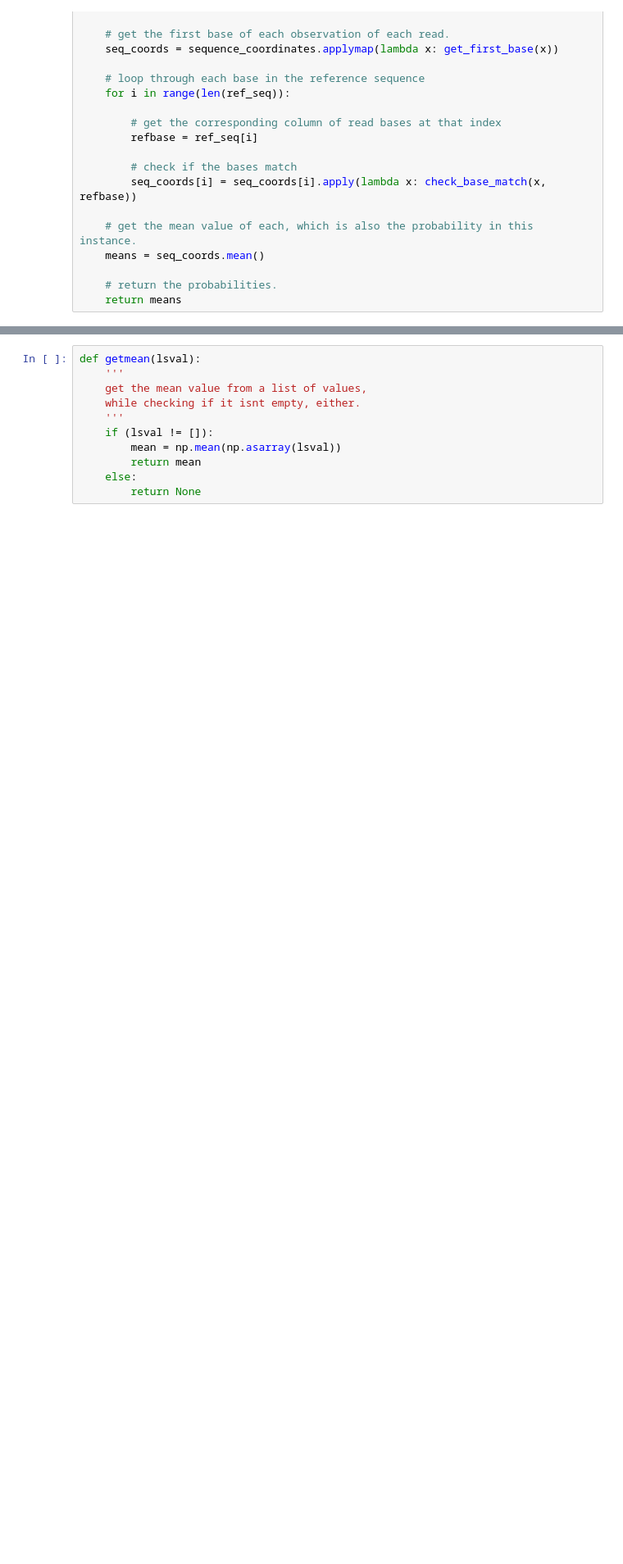
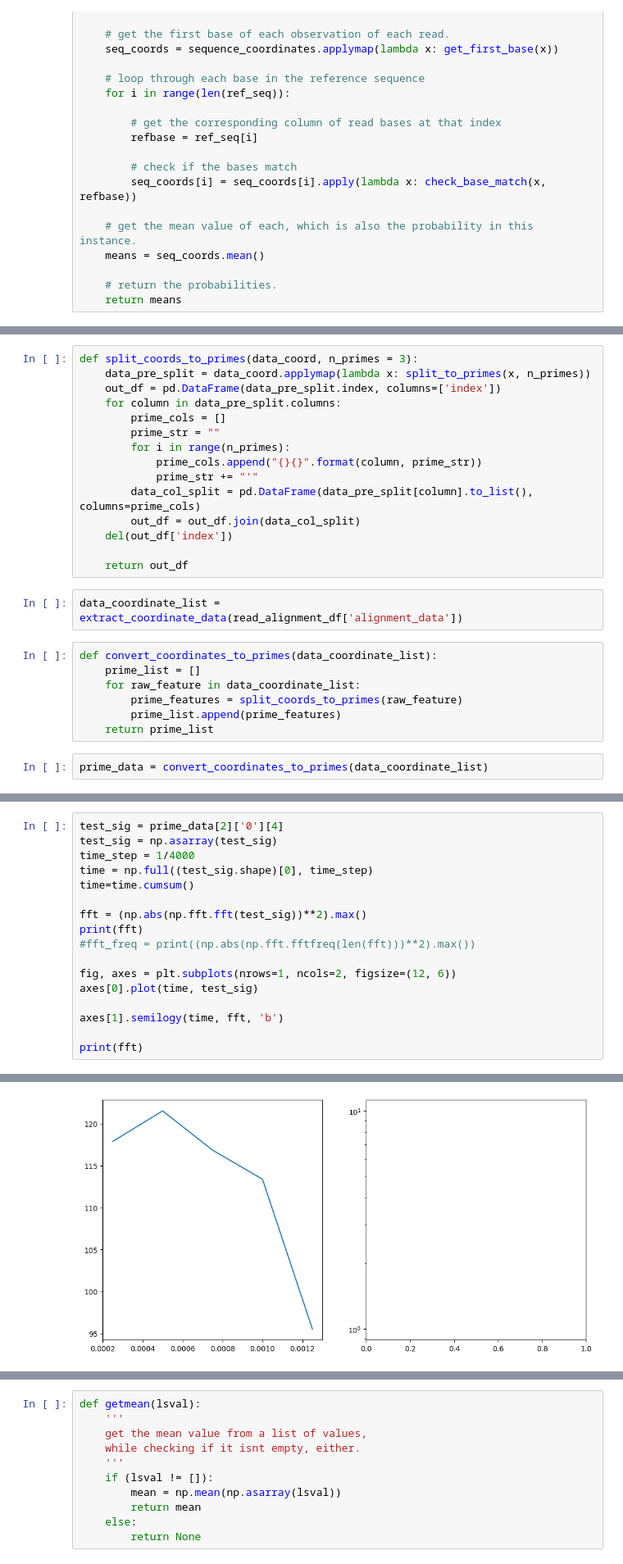
Before and after one commit to Marchand-Lab-Capstone/XenoFind, a Jupyter notebook: lib/xf_prelims/notebooks/raw_signal_mapping.ipynb, the cells around one changed output, grey strips where cells are left out. Shown at 82% size. Drawn from its saved outputs; the diff is of its cells as text; blank space fills up the shorter version.

Commit message:
Signal extraction prototype method working
as above.

```diff
--- a/lib/xf_prelims/notebooks/raw_signal_mapping.ipynb
+++ b/lib/xf_prelims/notebooks/raw_signal_mapping.ipynb
@@ -724,0 +742,26 @@ def mismatch_prob(sequence_coordinates, ref_seq):
+# %%
+def split_coords_to_primes(data_coord, n_primes = 3):
+    data_pre_split = data_coord.applymap(lambda x: split_to_primes(x, n_primes))
+    out_df = pd.DataFrame(data_pre_split.index, columns=['index'])
+    for column in data_pre_split.columns:
+        prime_cols = []
+        prime_str = ""
+        for i in range(n_primes):
+            prime_cols.append("{}{}".format(column, prime_str))
+            prime_str += "'"
+        data_col_split = pd.DataFrame(data_pre_split[column].to_list(), columns=prime_cols)
+        out_df = out_df.join(data_col_split)
+    del(out_df['index'])
+
+    return out_df
+# %%
+data_coordinate_list = extract_coordinate_data(read_alignment_df['alignment_data'])
+# %%
+def convert_coordinates_to_primes(data_coordinate_list):
+    prime_list = []
+    for raw_feature in data_coordinate_list:
+        prime_features = split_coords_to_primes(raw_feature)
+        prime_list.append(prime_features)
+    return prime_list
+# %%
+prime_data = convert_coordinates_to_primes(data_coordinate_list)
@@ -724,0 +770,18 @@ def mismatch_prob(sequence_coordinates, ref_seq):
+# %%
+test_sig = prime_data[2]['0'][4]
+test_sig = np.asarray(test_sig)
+time_step = 1/4000
+time = np.full((test_sig.shape)[0], time_step)
+time=time.cumsum()
+
+fft = (np.abs(np.fft.fft(test_sig))**2).max()
+print(fft)
+#fft_freq = print((np.abs(np.fft.fftfreq(len(fft)))**2).max())
+
+fig, axes = plt.subplots(nrows=1, ncols=2, figsize=(12, 6))
+axes[0].plot(time, test_sig)
+
+axes[1].semilogy(time, fft, 'b')
+
+print(fft)
+# %% [output]
@@ -725,3 +790,4 @@ def mismatch_prob(sequence_coordinates, ref_seq):
+[figure, added]
 # %%
 # base-based features, base_probs is 6 but lets just look at insertions and deletions
 # get the alignment coordinate data
```
Also changed, not shown: parts of 13 cells of this notebook.
